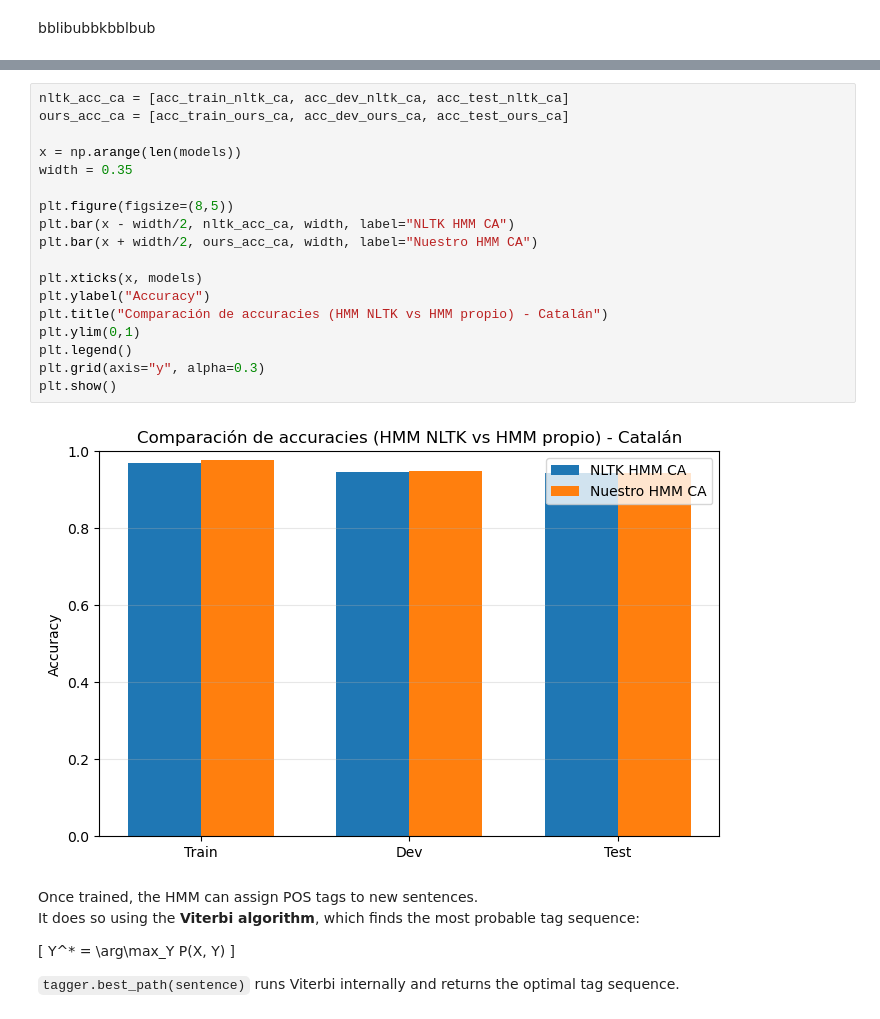
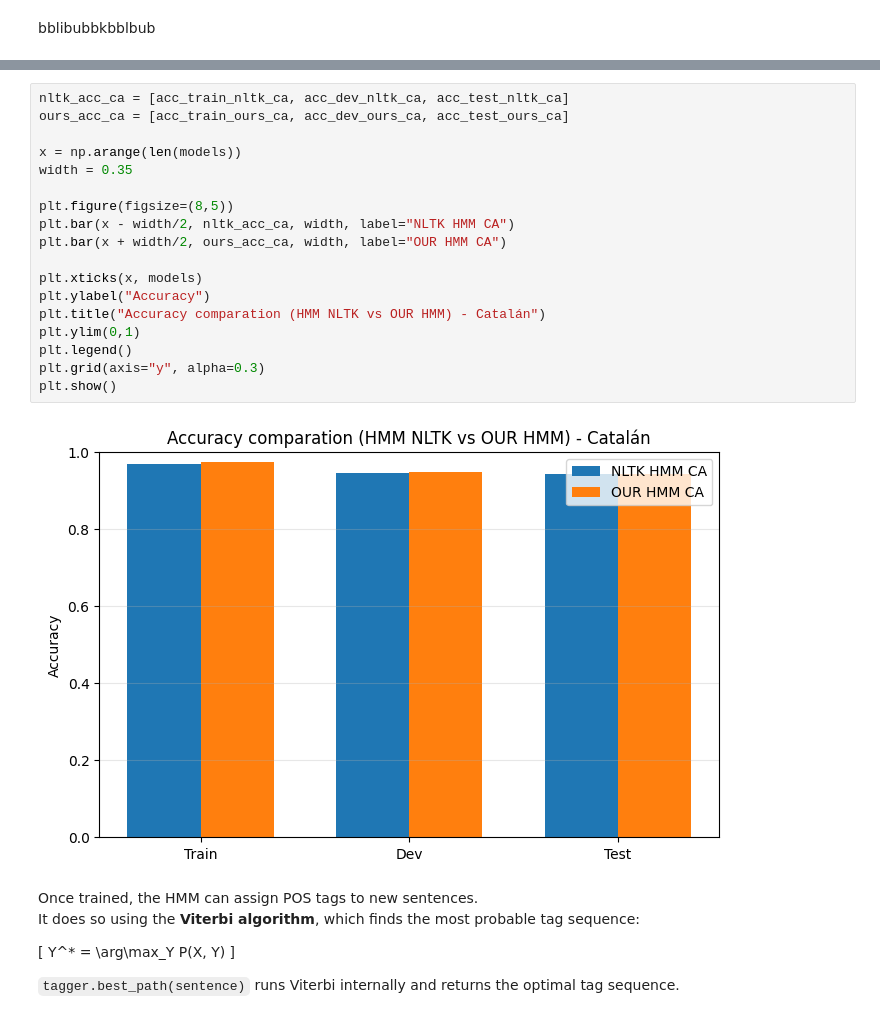
Before and after one commit to B-Alkain/Syntax_Project, a Jupyter notebook: POS_Tagger.ipynb, the cells around one changed output, grey strips where cells are left out. Drawn from its saved outputs; the diff is of its cells as text.

```diff
--- a/POS_Tagger.ipynb
+++ b/POS_Tagger.ipynb
@@ -242,23 +234,23 @@ plt.show()
 # %%
 nltk_acc_ca = [acc_train_nltk_ca, acc_dev_nltk_ca, acc_test_nltk_ca]
 ours_acc_ca = [acc_train_ours_ca, acc_dev_ours_ca, acc_test_ours_ca]
 
 x = np.arange(len(models))
 width = 0.35
 
 plt.figure(figsize=(8,5))
 plt.bar(x - width/2, nltk_acc_ca, width, label="NLTK HMM CA")
-plt.bar(x + width/2, ours_acc_ca, width, label="Nuestro HMM CA")
+plt.bar(x + width/2, ours_acc_ca, width, label="OUR HMM CA")
 
 plt.xticks(x, models)
 plt.ylabel("Accuracy")
-plt.title("Comparación de accuracies (HMM NLTK vs HMM propio) - Catalán")
+plt.title("Accuracy comparation (HMM NLTK vs OUR HMM) - Catalán")
 plt.ylim(0,1)
 plt.legend()
 plt.grid(axis="y", alpha=0.3)
 plt.show()
 # %% [output]
-[figure, old version]
+[figure, new version]
 # %% [markdown]
 Once trained, the HMM can assign POS tags to new sentences.
 It does so using the **Viterbi algorithm**, which finds the most probable tag sequence:
```
Also changed, not shown: parts of 22 cells of this notebook.
